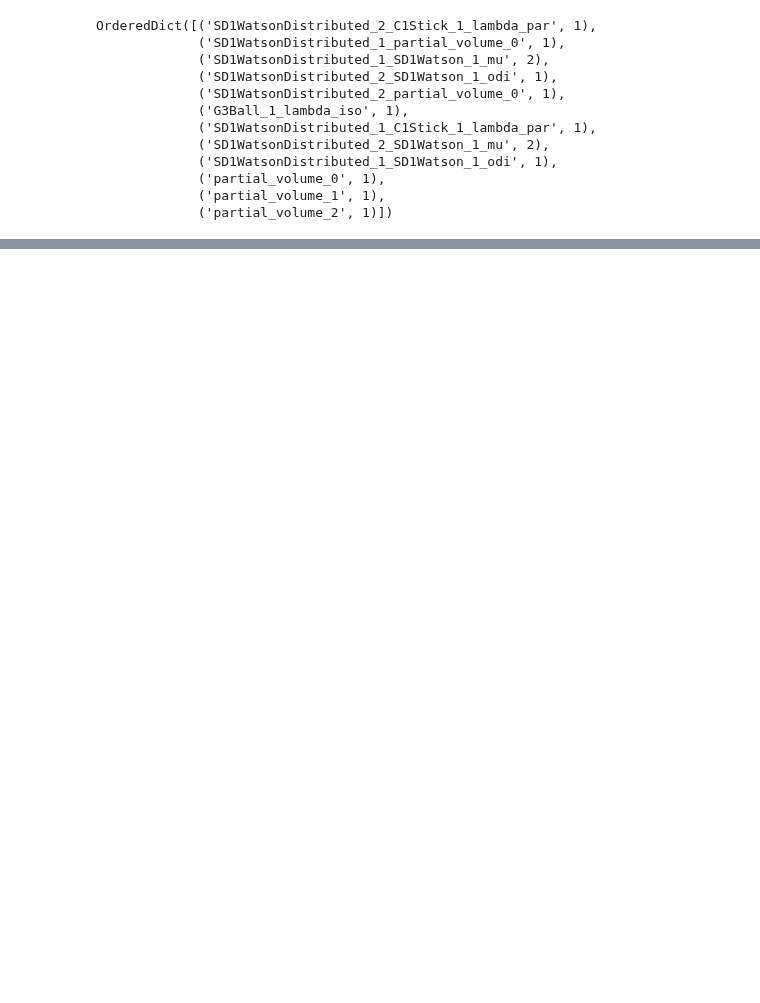
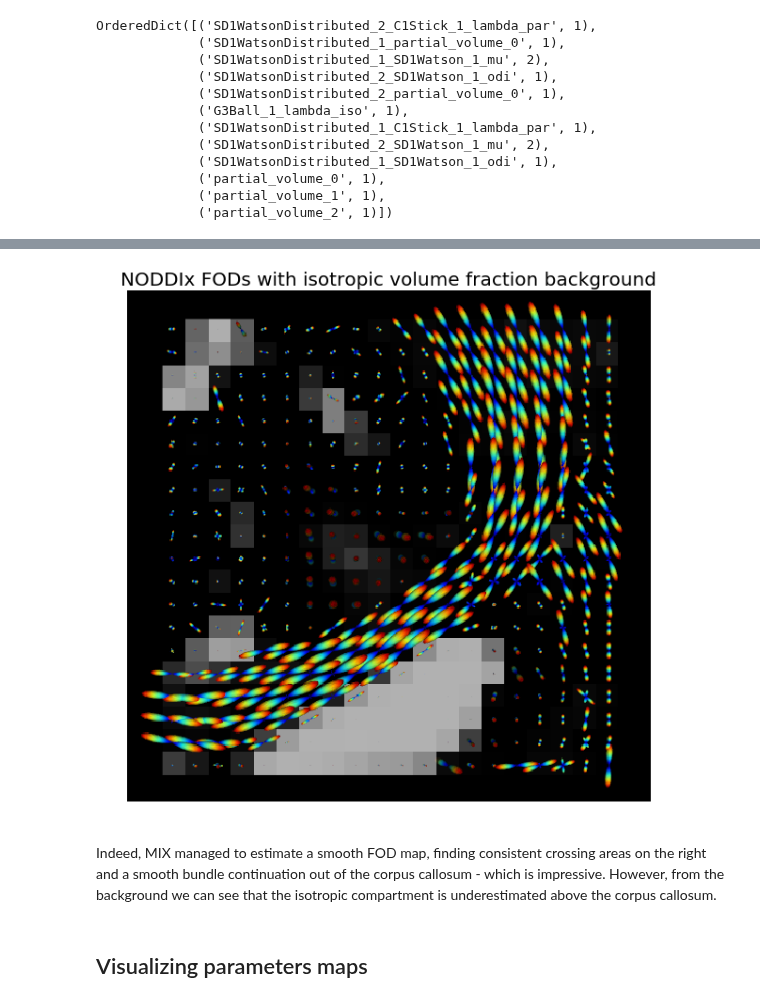
Before and after one commit to AthenaEPI/dmipy, a Jupyter notebook: examples/example_mix_microstructure_imaging_in_crossings.ipynb, the cells around one changed output, grey strips where cells are left out. Cells and saved outputs as stored; diff of their text form; code cells hidden in the pictures; blank space fills up the shorter version.

```diff
--- a/examples/example_mix_microstructure_imaging_in_crossings.ipynb
+++ b/examples/example_mix_microstructure_imaging_in_crossings.ipynb
@@ -86,0 +117,14 @@ Average of 16.1128513473 seconds per voxel.
+# %%
+import matplotlib.image as mpimg
+img = mpimg.imread('dipy.png')
+
+plt.figure(figsize=[10, 10])
+plt.imshow(img[100:-97, 100:-85])
+plt.title('NODDIx FODs with isotropic volume fraction background', fontsize=20)
+plt.axis('off');
+# %% [output]
+[figure, added]
+# %% [markdown]
+Indeed, MIX managed to estimate a smooth FOD map, finding consistent crossing areas on the right and a smooth bundle continuation out of the corpus callosum - which is impressive. However, from the background we can see that the isotropic compartment is underestimated above the corpus callosum.
+# %% [markdown]
+## Visualizing parameters maps
```
Also changed, not shown: parts of 62 cells of this notebook.
